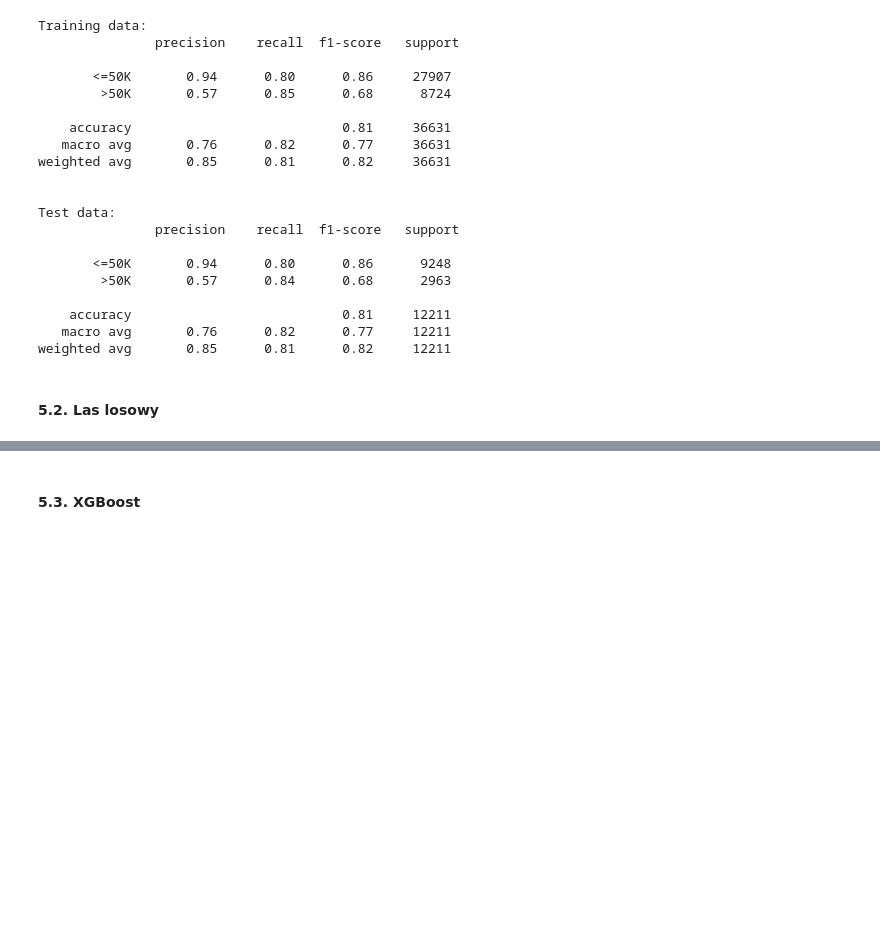
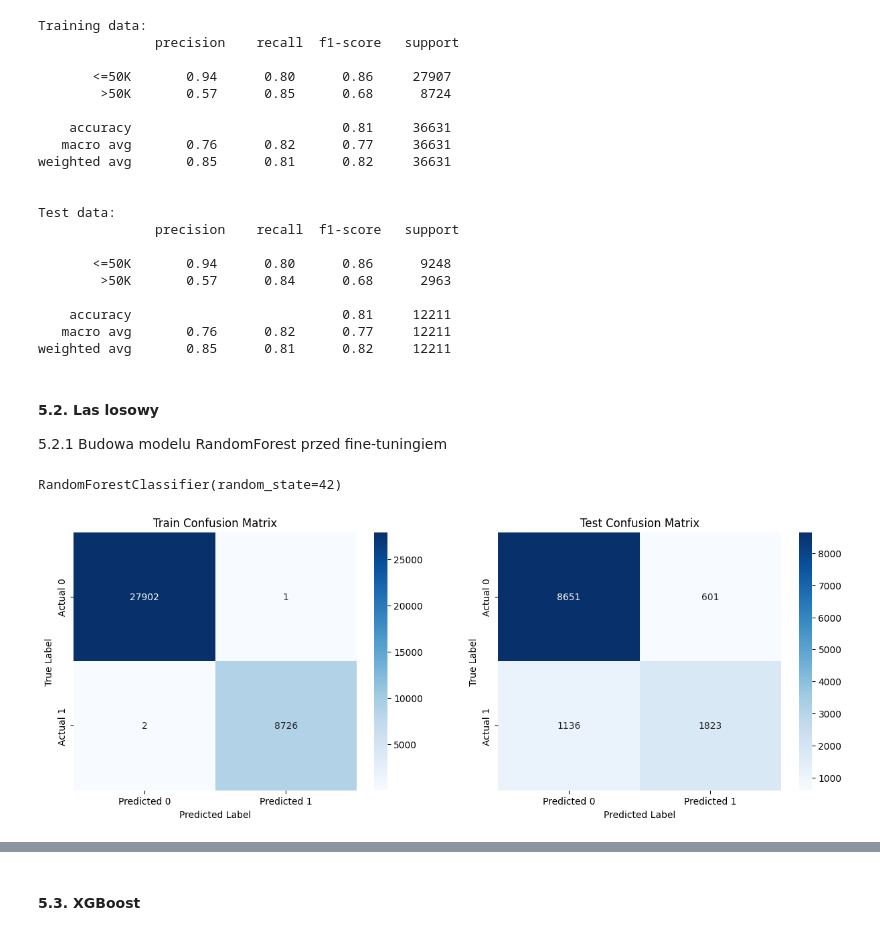
Before and after one commit to hoanganhlinh/SRD-projekt, a Jupyter notebook: adult-classification.ipynb, the cells around one changed output, grey strips where cells are left out. Drawn from its saved outputs; the diff is of its cells as text; code cells hidden in the pictures; blank space fills up the shorter version.

Commit message:
Ręcznie rozwiązany konflikt: dodany RandomForest, jeszcze nieaktualny model

```diff
--- a/adult-classification.ipynb
+++ b/adult-classification.ipynb
@@ -942,3 +942,33 @@ Test data:
 weighted avg       0.85      0.81      0.82     12211
 # %% [markdown]
 #### 5.2. Las losowy
+5.2.1 Budowa modelu RandomForest przed fine-tuningiem
+# %%
+from sklearn.ensemble import RandomForestClassifier
+rf_model = RandomForestClassifier(random_state = 42)
+# %%
+rf_model.fit(X_train, y_train)
+# %% [output]
+RandomForestClassifier(random_state=42)
+# %%
+y_train_hat = rf_model.predict(X_train)
+y_test_hat = rf_model.predict(X_test)
+# %%
+cm_train = confusion_matrix(y_train, y_train_hat)
+cm_test = confusion_matrix(y_test, y_test_hat)
+
+def plot_confusion_matrix(cm, title, place):
+    plt.subplot(1,2,place)
+    sns.heatmap(cm, annot=True, fmt="d", cmap="Blues",
+                xticklabels=["Predicted 0", "Predicted 1"],
+                yticklabels=["Actual 0", "Actual 1"])
+    plt.title(title)
+    plt.ylabel('True Label')
+    plt.xlabel('Predicted Label')
+
+plt.figure(figsize=(15, 5))
+plot_confusion_matrix(cm_train, "Train Confusion Matrix", 1)
+plot_confusion_matrix(cm_test, "Test Confusion Matrix", 2)
+plt.show()
+# %% [output]
+[figure, added]
```
Also changed, not shown: parts of 14 cells of this notebook.
